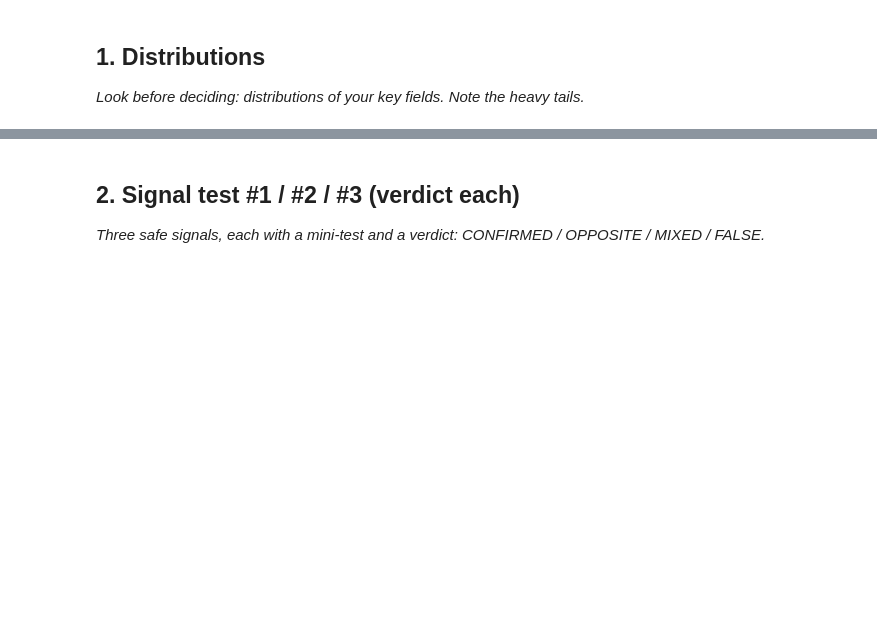
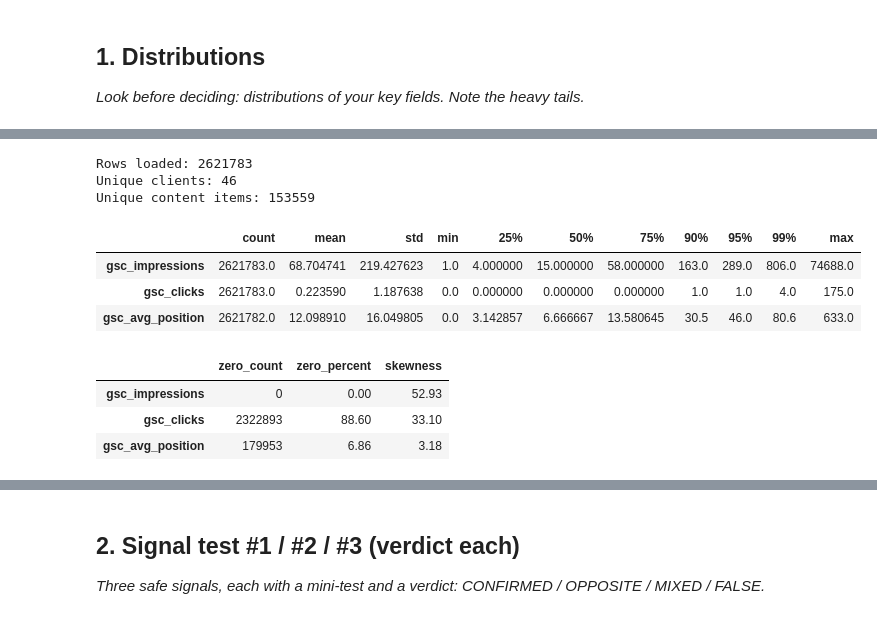
Before and after one commit to TEJAS7356/flyrank-ml-internship, a Jupyter notebook: work/notebooks/w04_signal_audit.ipynb, the cells around one changed output, grey strips where cells are left out. Saved outputs shown, nothing was run; the diff lists cells and outputs as text; code cells hidden in the pictures; blank space fills up the shorter version.

```diff
--- a/work/notebooks/w04_signal_audit.ipynb
+++ b/work/notebooks/w04_signal_audit.ipynb
@@ -15,0 +41,53 @@ This skeleton is yours to fill. Work the sections **in order** — each one has
+# %%
+# This cell is for CODE (numbers, a query, a check).
+# Write your text answer in the cell ABOVE this one — typing sentences here breaks Run All.
+# Load February 2026 search performance data
+
+feb_daily = con.sql(f"""
+SELECT
+    client_hash_id,
+    content_hash_id,
+    gsc_impressions,
+    gsc_clicks,
+    gsc_avg_position
+FROM {FEB}
+WHERE gsc_data_available IS TRUE
+""").df()
+
+print("Rows loaded:", len(feb_daily))
+print("Unique clients:", feb_daily["client_hash_id"].nunique())
+print("Unique content items:", feb_daily["content_hash_id"].nunique())
+
+# Inspect key-field distributions
+
+key_fields = [
+    "gsc_impressions",
+    "gsc_clicks",
+    "gsc_avg_position"
+]
+
+display(feb_daily[key_fields].describe(
+    percentiles=[0.25, 0.50, 0.75, 0.90, 0.95, 0.99]
+).T)
+
+# Measure zero values and skewness
+
+distribution_summary = pd.DataFrame({
+    "zero_count": (feb_daily[key_fields] == 0).sum(),
+    "zero_percent": (feb_daily[key_fields] == 0).mean() * 100,
+    "skewness": feb_daily[key_fields].skew()
+})
+
+display(distribution_summary.round(2))
+# %% [output]
+Rows loaded: 2621783
+Unique clients: 46
+Unique content items: 153559
+|  | count | mean | std | min | 25% | 50% | 75% | 90% | 95% | 99% | max |
+| gsc_impressions | 2621783.0 | 68.704741 | 219.427623 | 1.0 | 4.000000 | 15.000000 | 58.000000 | 163.0 | 289.0 | 806.0 | 74688.0 |
+| gsc_clicks | 2621783.0 | 0.223590 | 1.187638 | 0.0 | 0.000000 | 0.000000 | 0.000000 | 1.0 | 1.0 | 4.0 | 175.0 |
+| gsc_avg_position | 2621782.0 | 12.098910 | 16.049805 | 0.0 | 3.142857 | 6.666667 | 13.580645 | 30.5 | 46.0 | 80.6 | 633.0 |
+|  | zero_count | zero_percent | skewness |
+| gsc_impressions | 0 | 0.00 | 52.93 |
+| gsc_clicks | 2322893 | 88.60 | 33.10 |
+| gsc_avg_position | 179953 | 6.86 | 3.18 |
```
Also changed, not shown: parts of 13 cells of this notebook.
